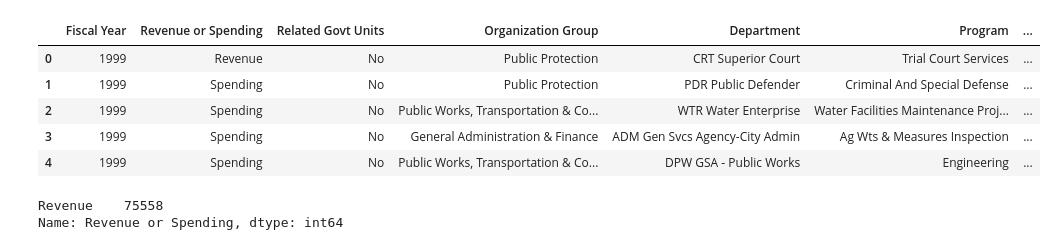
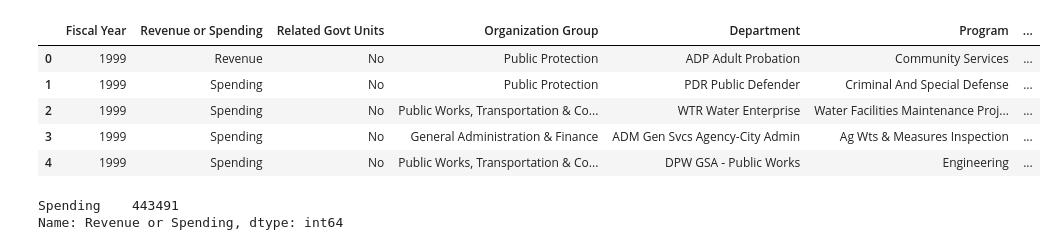
Before and after one commit to sfbrigade/datasci-police-budget, a Jupyter notebook: sanfranciscodataset/SumAndAnalyzeOrganizationGroups.ipynb, the cells around one changed output. Saved outputs shown, nothing was run; the diff lists cells and outputs as text; code cells hidden in the pictures.

```diff
--- a/sanfranciscodataset/SumAndAnalyzeOrganizationGroups.ipynb
+++ b/sanfranciscodataset/SumAndAnalyzeOrganizationGroups.ipynb
@@ -9,12 +9,12 @@ from  matplotlib import style
 style.use('ggplot')
 import squarify
 # %%
-df = pd.read_csv('Spending_Revenue_cleaned.csv')
+df = pd.read_csv('SF_data/Spending_Revenue_cleaned.csv')
 df.drop(['Unnamed: 0'], axis=1, inplace=True)
 df.head()
 # %% [output]
 |  | Fiscal Year | Revenue or Spending | Related Govt Units | Organization Group | Department | Program | ... |
-| 0 | 1999 | Revenue | No | Public Protection | CRT Superior Court | Trial Court Services | ... |
+| 0 | 1999 | Revenue | No | Public Protection | ADP Adult Probation | Community Services | ... |
 | 1 | 1999 | Spending | No | Public Protection | PDR Public Defender | Criminal And Special Defense | ... |
 | 2 | 1999 | Spending | No | Public Works, Transportation & Co... | WTR Water Enterprise | Water Facilities Maintenance Proj... | ... |
 | 3 | 1999 | Spending | No | General Administration & Finance | ADM Gen Svcs Agency-City Admin | Ag Wts & Measures Inspection | ... |
@@ -25,8 +22,8 @@ rev_sp = 'Revenue'
 # %%
-df = df[df['Revenue or Spending'] == rev_sp]
+df = df[df['Revenue or Spending'] == 'Spending']
 df['Revenue or Spending'].value_counts()
 # %% [output]
-Revenue    75558
+Spending    443491
 Name: Revenue or Spending, dtype: int64
 # %%
 df_org_sums = df.groupby('Organization Group')[['Amount']].agg('sum')
```
Also changed, not shown: parts of 30 cells of this notebook.
